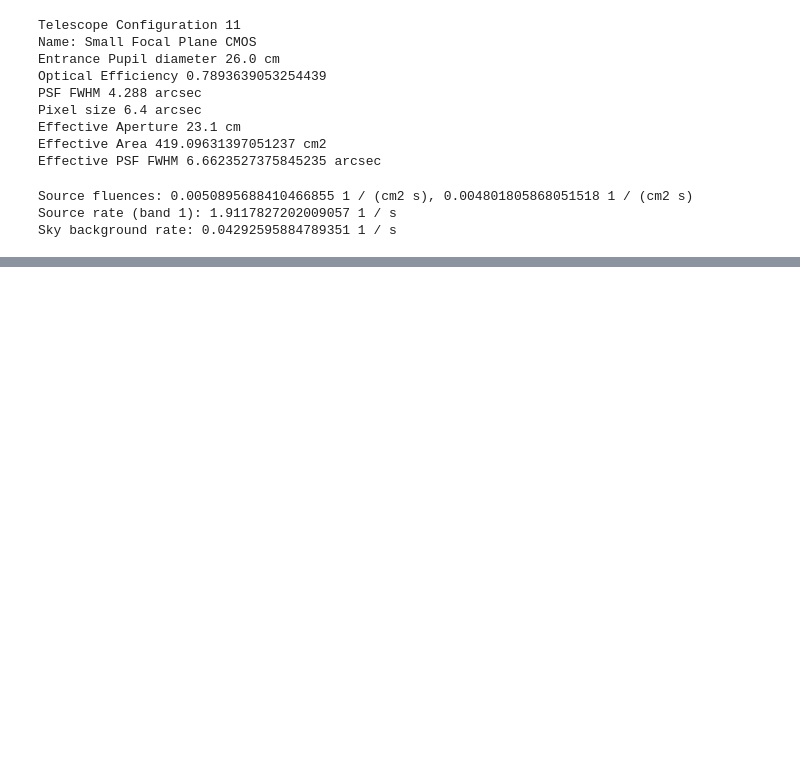
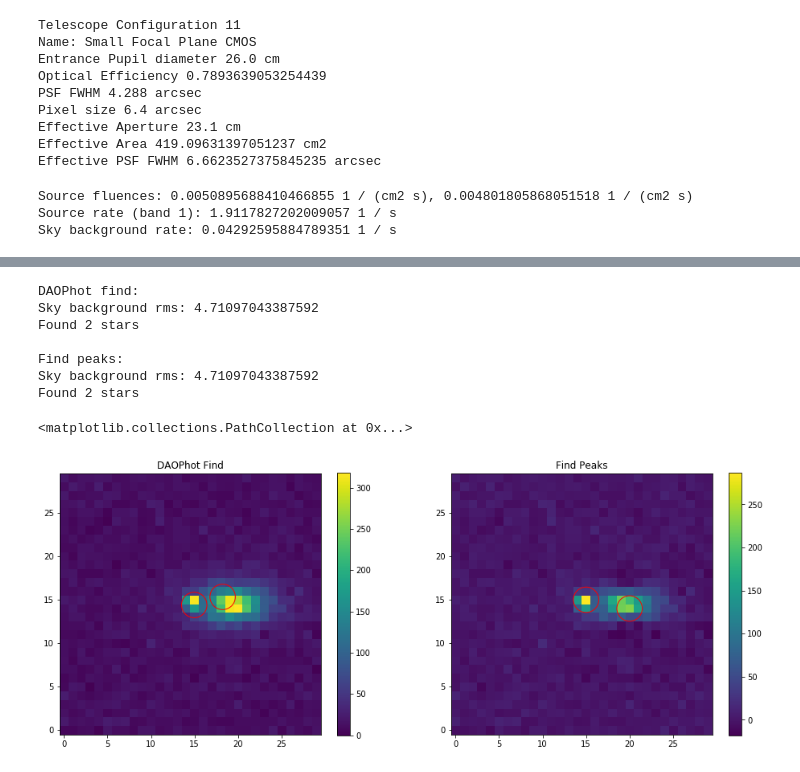
Before and after one commit to hpearnshaw/tdsat, a Jupyter notebook: Image Simulation.ipynb, the cells around one changed output, grey strips where cells are left out. Cells and saved outputs as stored; diff of their text form; code cells hidden in the pictures; blank space fills up the shorter version.

```diff
--- a/Image Simulation.ipynb
+++ b/Image Simulation.ipynb
@@ -76,0 +78,34 @@ plt.colorbar()
+# %%
+# Single-exposure point source detection
+
+# Run DAOPhot-like Find command
+print("DAOPhot find:")
+psf_fwhm_pix = psf_fwhm / pixel_size
+star_tbl, bkg_image, threshold = find(image,psf_fwhm_pix.value,method='daophot')
+
+plt.figure(figsize=[16,6])
+plt.subplot(121)
+plt.title('DAOPhot Find')
+plt.imshow(image, cmap='viridis', aspect=1, origin='lower')
+plt.colorbar()
+plt.scatter(star_tbl['x'],star_tbl['y'],marker='o',s=1000,facecolors='none',edgecolors='r',lw=1)
+
+# Run find_peaks command
+print("\nFind peaks:")
+star_tbl, bkg_image, threshold = find(image,psf_fwhm_pix.value,method='peaks')
+
+plt.subplot(122)
+plt.title('Find Peaks')
+plt.imshow(image-bkg_image, cmap='viridis', aspect=1, origin='lower')
+plt.colorbar()
+plt.scatter(star_tbl['x'],star_tbl['y'],marker='o',s=1000,facecolors='none',edgecolors='r',lw=1)
+# %% [output]
+DAOPhot find:
+Sky background rms: 4.71097043387592
+Found 2 stars
+
+Find peaks:
+Sky background rms: 4.71097043387592
+Found 2 stars
+<matplotlib.collections.PathCollection at 0x...>
+[figure, added]
```
Also changed, not shown: parts of 8 cells of this notebook, 2 other files.
